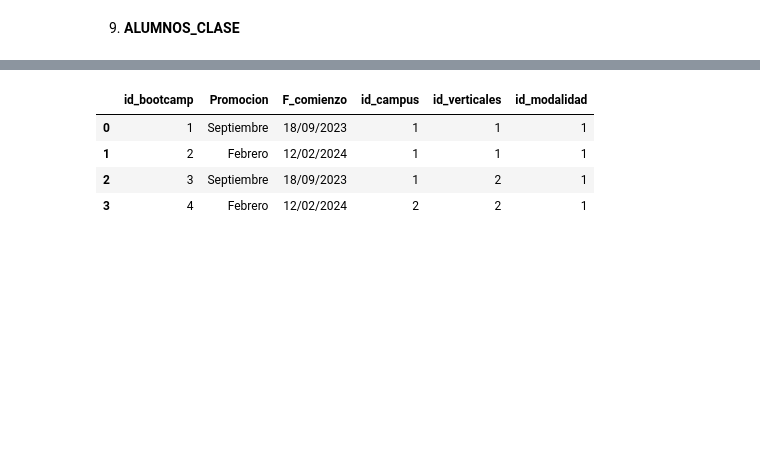
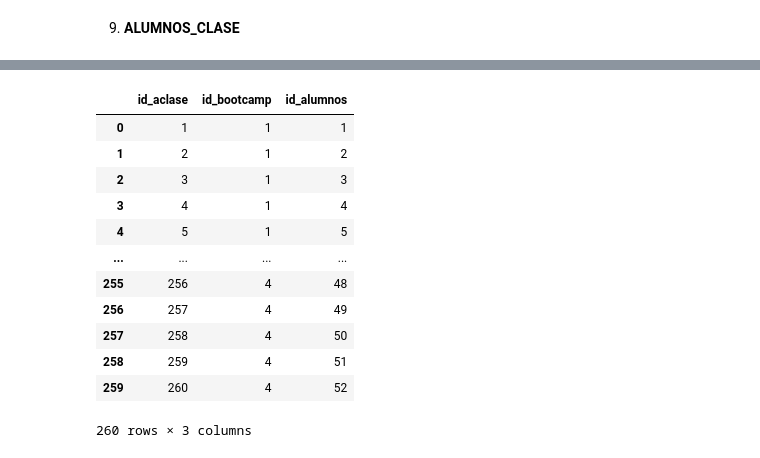
Before and after one commit to IreneAP19/DDBB, a Jupyter notebook: DDBB.ipynb, the cells around one changed output, grey strips where cells are left out. Cells and saved outputs as stored; diff of their text form; code cells hidden in the pictures; blank space fills up the shorter version.

```diff
--- a/DDBB.ipynb
+++ b/DDBB.ipynb
@@ -226,8 +225,21 @@ total_clases.head()
-# %%
-bootcamp
-# %% [output]
-|  | id_bootcamp | Promocion | F_comienzo | id_campus | id_verticales | id_modalidad |
-| 0 | 1 | Septiembre | 18/09/2023 | 1 | 1 | 1 |
-| 1 | 2 | Febrero | 12/02/2024 | 1 | 1 | 1 |
-| 2 | 3 | Septiembre | 18/09/2023 | 1 | 2 | 1 |
-| 3 | 4 | Febrero | 12/02/2024 | 2 | 2 | 1 |
+# %%
+a_alumnos = pd.merge(total_clases, bootcamp_cruce, left_on=['Promoción','Fecha_comienzo','Campus', 'Vertical'], right_on=['Promocion','F_comienzo','campus','vertical'], how='left')
+a_alumnos = a_alumnos.loc[:,['Nombre','id_bootcamp']]
+a_alumnos = pd.merge(a_alumnos, alumnos, left_on=['Nombre'], right_on=['Nombre'], how='left')
+a_alumnos = a_alumnos.loc[:,['id_bootcamp', 'id_alumnos']]
+a_alumnos.insert(0, 'id_aclase', range(1, len(a_alumnos) + 1))
+a_alumnos
+# %% [output]
+|  | id_aclase | id_bootcamp | id_alumnos |
+| 0 | 1 | 1 | 1 |
+| 1 | 2 | 1 | 2 |
+| 2 | 3 | 1 | 3 |
+| 3 | 4 | 1 | 4 |
+| 4 | 5 | 1 | 5 |
+| ... | ... | ... | ... |
+| 255 | 256 | 4 | 48 |
+| 256 | 257 | 4 | 49 |
+| 257 | 258 | 4 | 50 |
+| 258 | 259 | 4 | 51 |
+| 259 | 260 | 4 | 52 |
+260 rows × 3 columns
```
Also changed, not shown: parts of 5 cells of this notebook.
